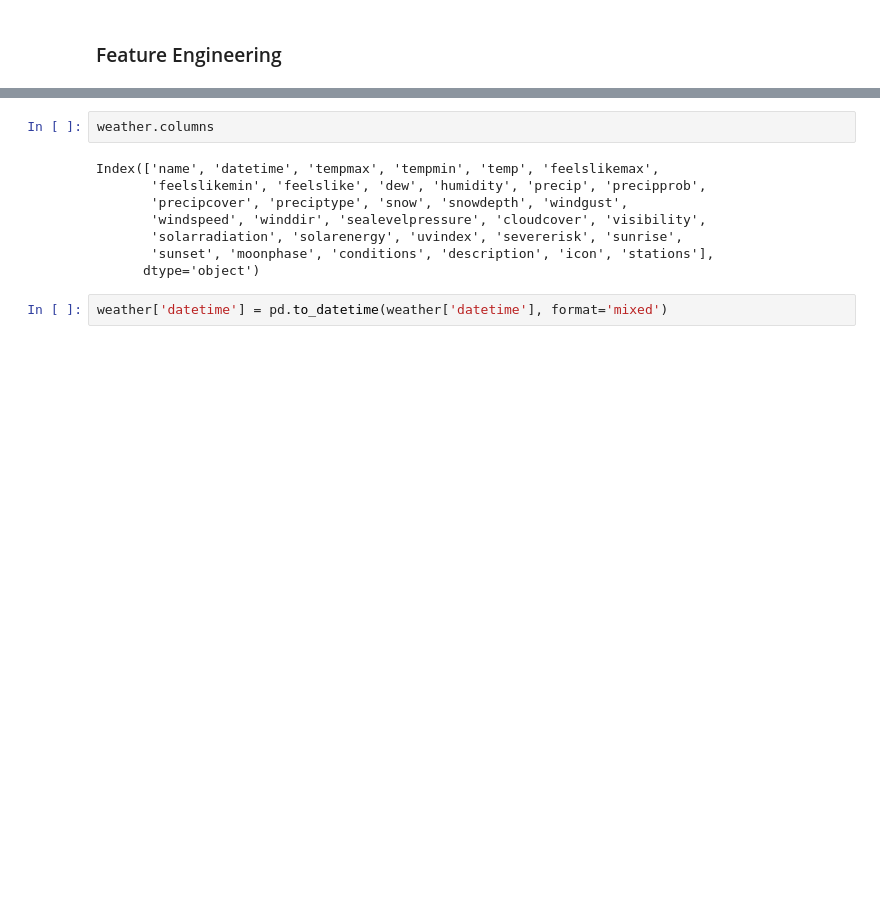
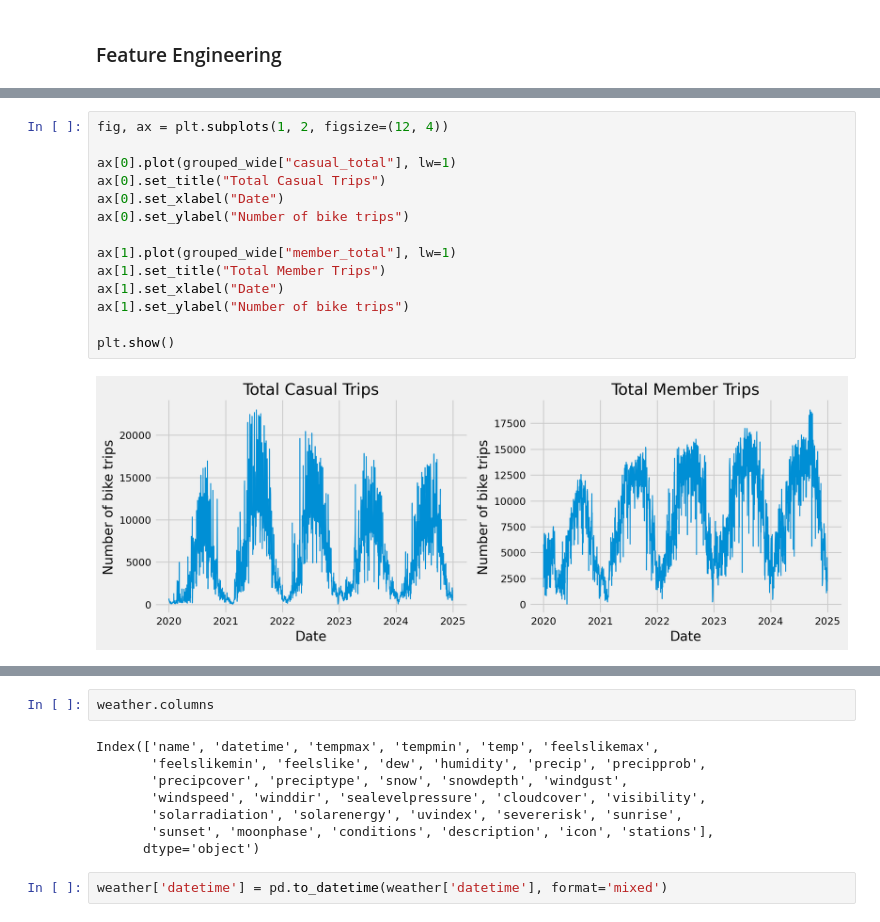
Before and after one commit to daluchkin/divvy_bike_sharing_forecast, a Jupyter notebook: 01_notebooks/04_Divvy_feature_engineering.ipynb, the cells around one changed output, grey strips where cells are left out. Drawn from its saved outputs; the diff is of its cells as text; blank space fills up the shorter version.

```diff
--- a/01_notebooks/04_Divvy_feature_engineering.ipynb
+++ b/01_notebooks/04_Divvy_feature_engineering.ipynb
@@ -116,0 +206,16 @@ data.head()
+# %%
+fig, ax = plt.subplots(1, 2, figsize=(12, 4))
+
+ax[0].plot(grouped_wide["casual_total"], lw=1)
+ax[0].set_title("Total Casual Trips")
+ax[0].set_xlabel("Date")
+ax[0].set_ylabel("Number of bike trips")
+
+ax[1].plot(grouped_wide["member_total"], lw=1)
+ax[1].set_title("Total Member Trips")
+ax[1].set_xlabel("Date")
+ax[1].set_ylabel("Number of bike trips")
+
+plt.show()
+# %% [output]
+[figure, added]
```
Also changed, not shown: parts of 89 cells of this notebook, 3 other files.
